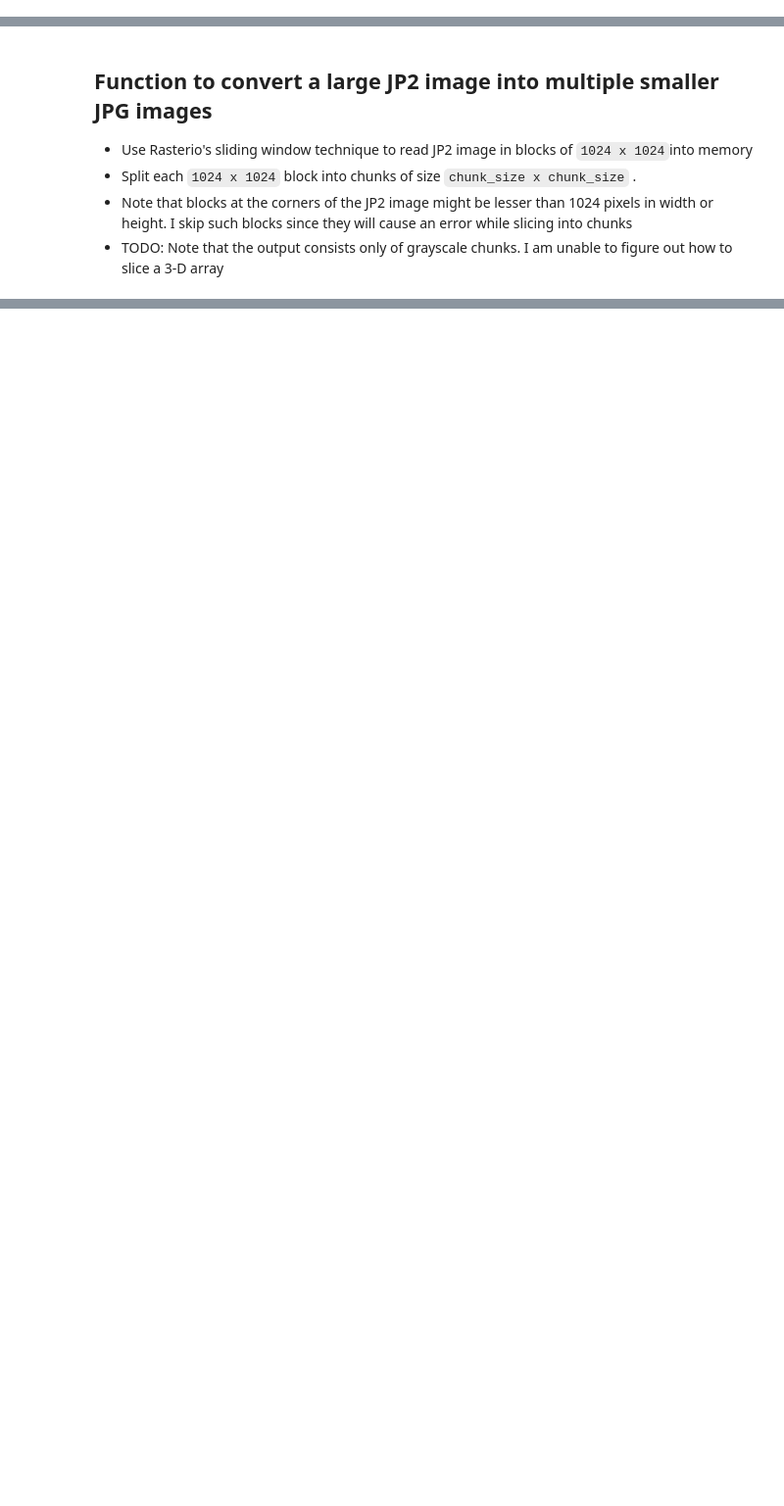
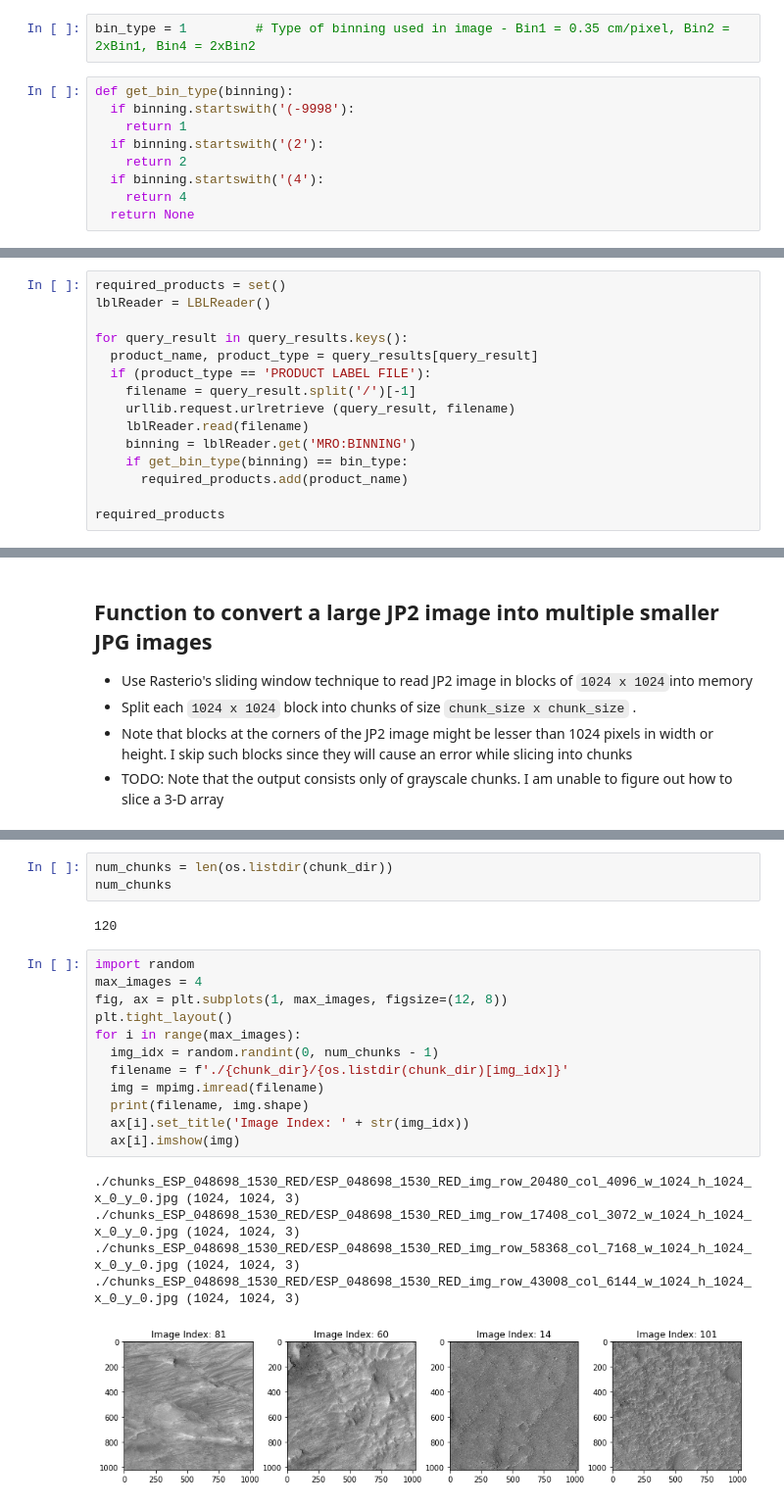
Before and after one commit to cienciaydatos/ai-challenge-mars, a Jupyter notebook: dataset-api/JP2 to JPG Fast Slicer.ipynb, the cells around one changed output, grey strips where cells are left out. Shown at 98% size. Cells and saved outputs as stored; diff of their text form; blank space fills up the shorter version.

```diff
--- a/dataset-api/JP2 to JPG Fast Slicer.ipynb
+++ b/dataset-api/JP2 to JPG Fast Slicer.ipynb
@@ -122,0 +290,11 @@ OrderedDict([('http://hirise.lpl.arizona.edu/PDS/RDR/ESP/ORB_029800_029899/ESP_0
+# %%
+bin_type = 1         # Type of binning used in image - Bin1 = 0.35 cm/pixel, Bin2 = 2xBin1, Bin4 = 2xBin2
+# %%
+def get_bin_type(binning):
+  if binning.startswith('(-9998'):
+    return 1
+  if binning.startswith('(2'):
+    return 2
+  if binning.startswith('(4'):
+    return 4
+  return None
@@ -122,0 +303,15 @@ OrderedDict([('http://hirise.lpl.arizona.edu/PDS/RDR/ESP/ORB_029800_029899/ESP_0
+# %%
+required_products = set()
+lblReader = LBLReader()
+
+for query_result in query_results.keys():
+  product_name, product_type = query_results[query_result]
+  if (product_type == 'PRODUCT LABEL FILE'):
+    filename = query_result.split('/')[-1]
+    urllib.request.urlretrieve (query_result, filename)
+    lblReader.read(filename)
+    binning = lblReader.get('MRO:BINNING')
+    if get_bin_type(binning) == bin_type:
+      required_products.add(product_name)
+
+required_products
@@ -332,0 +666,23 @@ plt.imshow(mpimg.imread(f'./{SAVE_DIR}/img_row_11264_col_1024_w_1024_h_1024_x_0_
+# %%
+num_chunks = len(os.listdir(chunk_dir))
+num_chunks
+# %% [output]
+120
+# %%
+import random
+max_images = 4
+fig, ax = plt.subplots(1, max_images, figsize=(12, 8))
+plt.tight_layout()
+for i in range(max_images):
+  img_idx = random.randint(0, num_chunks - 1)
+  filename = f'./{chunk_dir}/{os.listdir(chunk_dir)[img_idx]}'
+  img = mpimg.imread(filename)
+  print(filename, img.shape)
+  ax[i].set_title('Image Index: ' + str(img_idx))
+  ax[i].imshow(img)
+# %% [output]
+./chunks_ESP_048698_1530_RED/ESP_048698_1530_RED_img_row_20480_col_4096_w_1024_h_1024_x_0_y_0.jpg (1024, 1024, 3)
+./chunks_ESP_048698_1530_RED/ESP_048698_1530_RED_img_row_17408_col_3072_w_1024_h_1024_x_0_y_0.jpg (1024, 1024, 3)
+./chunks_ESP_048698_1530_RED/ESP_048698_1530_RED_img_row_58368_col_7168_w_1024_h_1024_x_0_y_0.jpg (1024, 1024, 3)
+./chunks_ESP_048698_1530_RED/ESP_048698_1530_RED_img_row_43008_col_6144_w_1024_h_1024_x_0_y_0.jpg (1024, 1024, 3)
+[figure, added]
```
Also changed, not shown: parts of 50 cells of this notebook.
